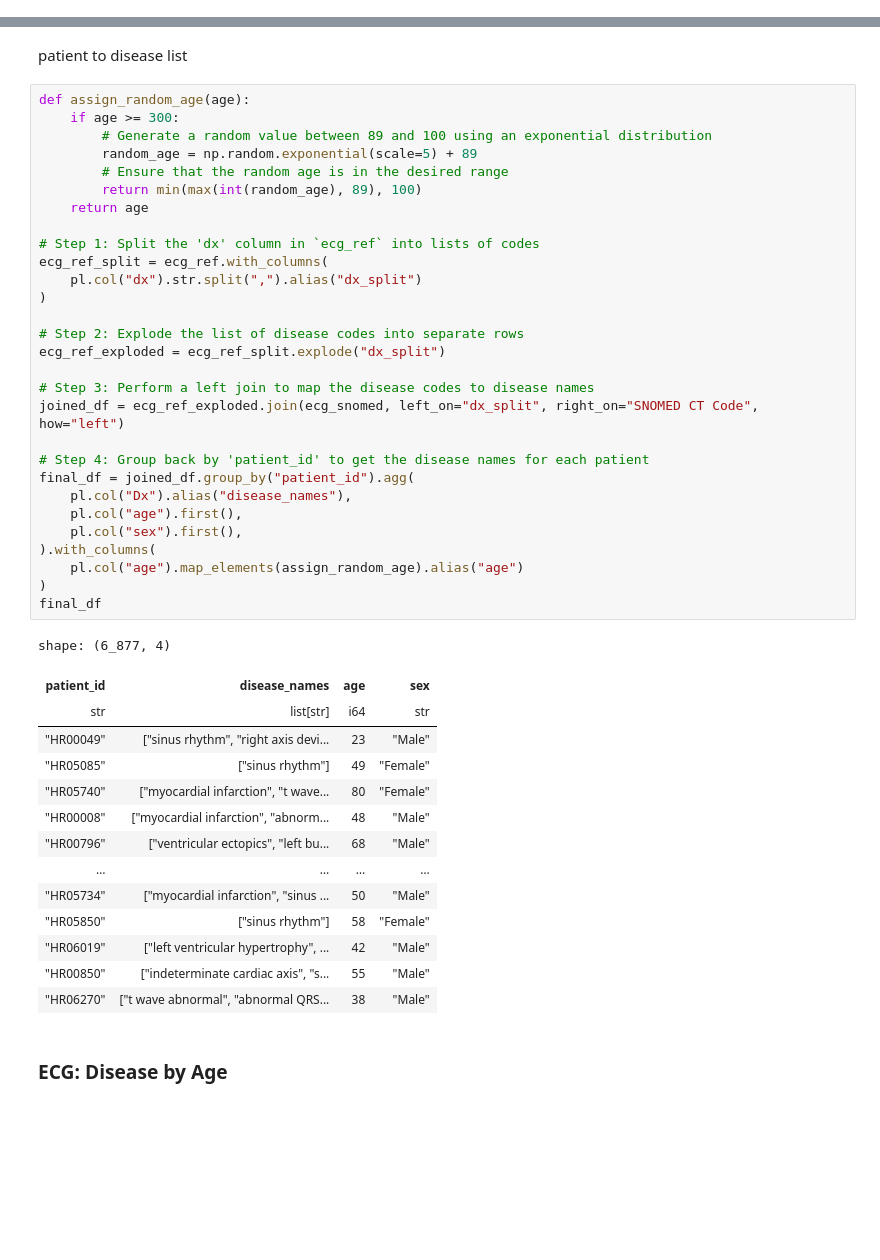
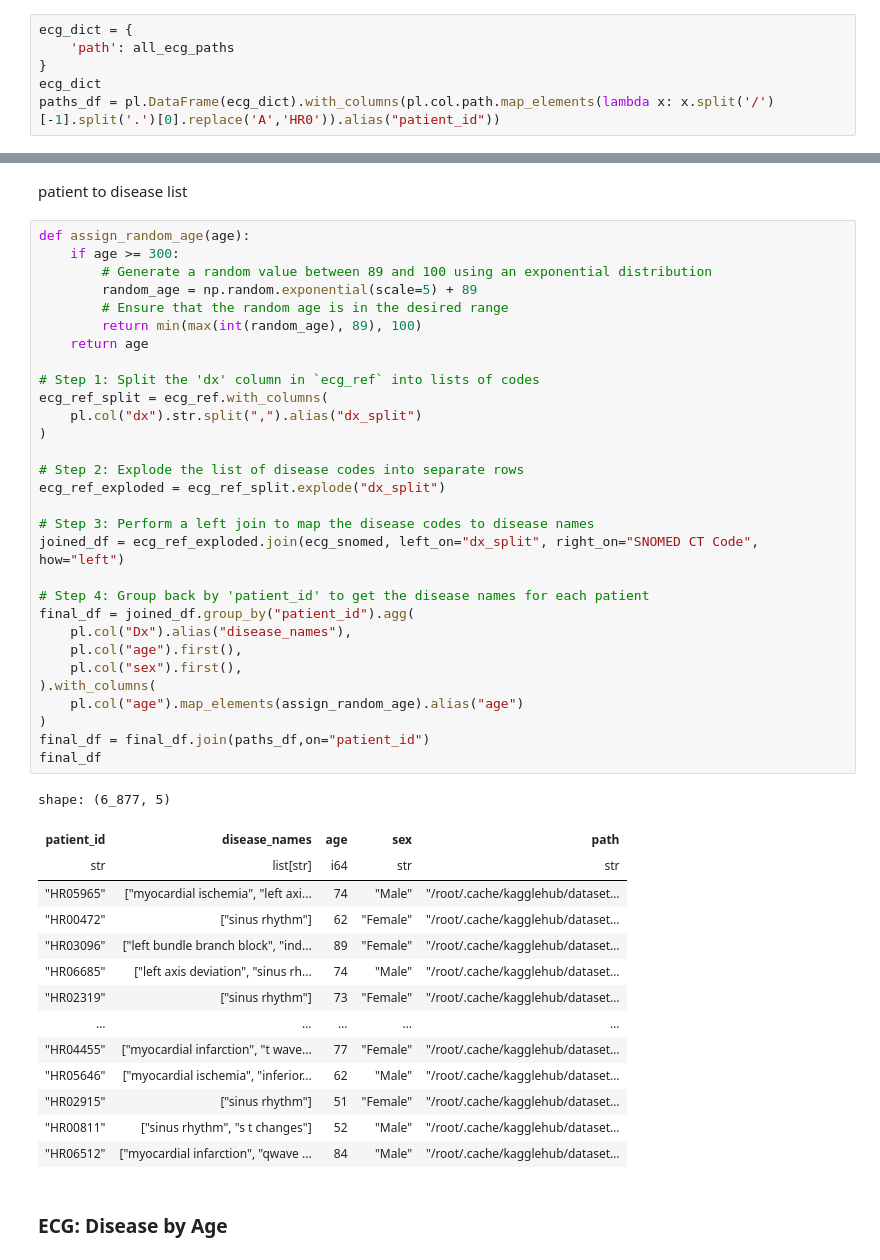
Before and after one commit to bungerz/firstDataAnalysis, a Jupyter notebook: Hackathon_AI_Health.ipynb, the cells around one changed output, grey strips where cells are left out. Cells and saved outputs as stored; diff of their text form; blank space fills up the shorter version.

```diff
--- a/Hackathon_AI_Health.ipynb
+++ b/Hackathon_AI_Health.ipynb
@@ -199,6 +203,12 @@ plt.show()
 # plt.show()
 # %% [markdown]
 ## ECG
+# %%
+ecg_dict = {
+    'path': all_ecg_paths
+}
+ecg_dict
+paths_df = pl.DataFrame(ecg_dict).with_columns(pl.col.path.map_elements(lambda x: x.split('/')[-1].split('.')[0].replace('A','HR0')).alias("patient_id"))
 # %%
 import glob
 all_ecg_paths = glob.glob(os.path.join(physionet_path,'*.hea'))
@@ -278,47 +288,48 @@ patient to disease list
 # %%
 def assign_random_age(age):
     if age >= 300:
         # Generate a random value between 89 and 100 using an exponential distribution
         random_age = np.random.exponential(scale=5) + 89
         # Ensure that the random age is in the desired range
         return min(max(int(random_age), 89), 100)
     return age
 
 # Step 1: Split the 'dx' column in `ecg_ref` into lists of codes
 ecg_ref_split = ecg_ref.with_columns(
     pl.col("dx").str.split(",").alias("dx_split")
 )
 
 # Step 2: Explode the list of disease codes into separate rows
 ecg_ref_exploded = ecg_ref_split.explode("dx_split")
 
 # Step 3: Perform a left join to map the disease codes to disease names
 joined_df = ecg_ref_exploded.join(ecg_snomed, left_on="dx_split", right_on="SNOMED CT Code", how="left")
 
 # Step 4: Group back by 'patient_id' to get the disease names for each patient
 final_df = joined_df.group_by("patient_id").agg(
     pl.col("Dx").alias("disease_names"),
     pl.col("age").first(),
     pl.col("sex").first(),
 ).with_columns(
     pl.col("age").map_elements(assign_random_age).alias("age")
 )
+final_df = final_df.join(paths_df,on="patient_id")
 final_df
 # %% [output]
-shape: (6_877, 4)
+shape: (6_877, 5)
-| patient_id | disease_names | age | sex |
-| str | list[str] | i64 | str |
-| "HR00049" | ["sinus rhythm", "right axis devi... | 23 | "Male" |
-| "HR05085" | ["sinus rhythm"] | 49 | "Female" |
-| "HR05740" | ["myocardial infarction", "t wave... | 80 | "Female" |
-| "HR00008" | ["myocardial infarction", "abnorm... | 48 | "Male" |
-| "HR00796" | ["ventricular ectopics", "left bu... | 68 | "Male" |
-| … | … | … | … |
-| "HR05734" | ["myocardial infarction", "sinus ... | 50 | "Male" |
-| "HR05850" | ["sinus rhythm"] | 58 | "Female" |
-| "HR06019" | ["left ventricular hypertrophy", ... | 42 | "Male" |
-| "HR00850" | ["indeterminate cardiac axis", "s... | 55 | "Male" |
-| "HR06270" | ["t wave abnormal", "abnormal QRS... | 38 | "Male" |
+| patient_id | disease_names | age | sex | path |
+| str | list[str] | i64 | str | str |
+| "HR05965" | ["myocardial ischemia", "left axi... | 74 | "Male" | "/root/.cache/kagglehub/dataset… |
+| "HR00472" | ["sinus rhythm"] | 62 | "Female" | "/root/.cache/kagglehub/dataset… |
+| "HR03096" | ["left bundle branch block", "ind... | 89 | "Female" | "/root/.cache/kagglehub/dataset… |
+| "HR06685" | ["left axis deviation", "sinus rh... | 74 | "Male" | "/root/.cache/kagglehub/dataset… |
+| "HR02319" | ["sinus rhythm"] | 73 | "Female" | "/root/.cache/kagglehub/dataset… |
+| … | … | … | … | … |
+| "HR04455" | ["myocardial infarction", "t wave... | 77 | "Female" | "/root/.cache/kagglehub/dataset… |
+| "HR05646" | ["myocardial ischemia", "inferior... | 62 | "Male" | "/root/.cache/kagglehub/dataset… |
+| "HR02915" | ["sinus rhythm"] | 51 | "Female" | "/root/.cache/kagglehub/dataset… |
+| "HR00811" | ["sinus rhythm", "s t changes"] | 52 | "Male" | "/root/.cache/kagglehub/dataset… |
+| "HR06512" | ["myocardial infarction", "qwave ... | 84 | "Male" | "/root/.cache/kagglehub/dataset… |
 # %% [markdown]
 ### ECG: Disease by Age
 # %%
```
Also changed, not shown: parts of 9 cells of this notebook.
